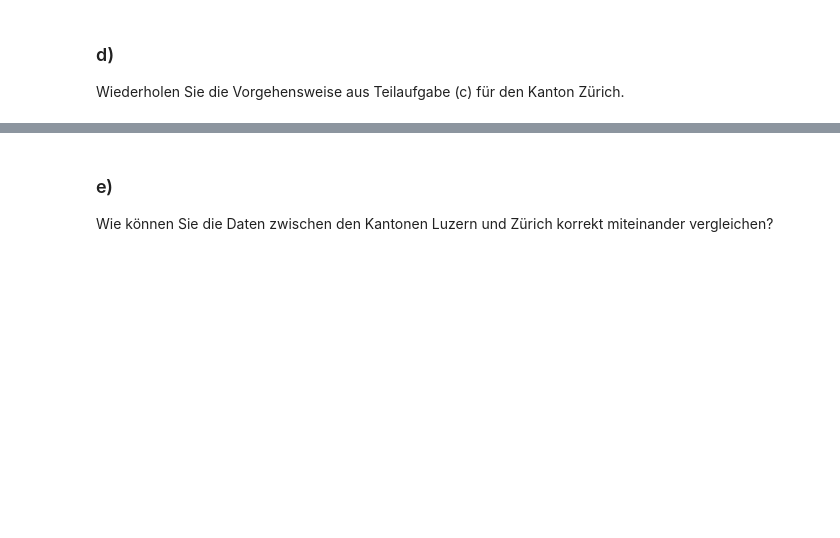
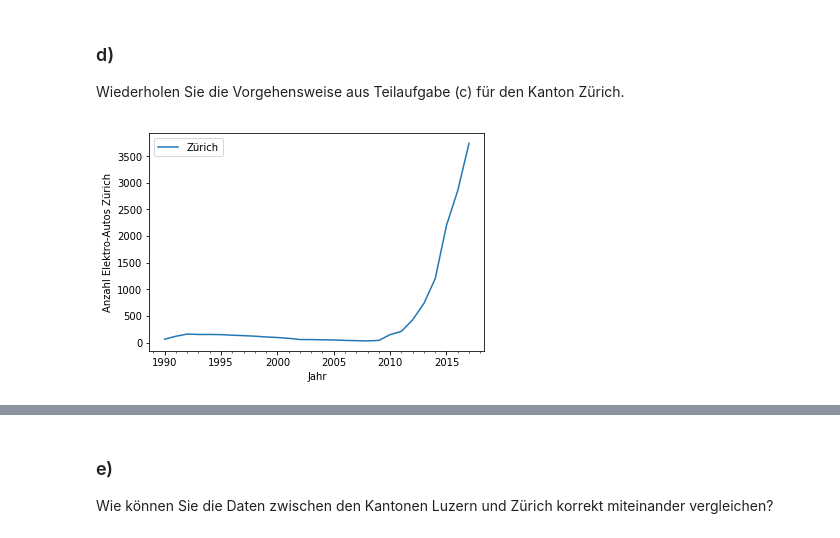
Before and after one commit to KilnOfTheSecondFlame/STAT_HS18_Exercises, a Jupyter notebook: 12_Exercise12/12_Exercise12.ipynb, the cells around one changed output, grey strips where cells are left out. Saved outputs shown, nothing was run; the diff lists cells and outputs as text; code cells hidden in the pictures; blank space fills up the shorter version.

```diff
--- a/12_Exercise12/12_Exercise12.ipynb
+++ b/12_Exercise12/12_Exercise12.ipynb
@@ -42,3 +93,14 @@ plt.show()
 # %% [markdown]
  ### d)
  Wiederholen Sie die Vorgehensweise aus Teilaufgabe (c) für den Kanton Zürich.
+# %%
+pw_electric_zurich = DataFrame(pw_electric.loc["Zürich","1990":"2017"])
+pw_electric_zurich
+pw_electric_zurich["Year"] = pd.DatetimeIndex(pw_electric_zurich.index)
+pw_electric_zurich.set_index("Year", inplace=True)
+pw_electric_zurich.plot()
+plt.xlabel("Jahr")
+plt.ylabel("Anzahl Elektro-Autos Zürich")
+plt.show()
+# %% [output]
+[figure, added]
```
Also changed, not shown: parts of 8 cells of this notebook, 1 other file.
